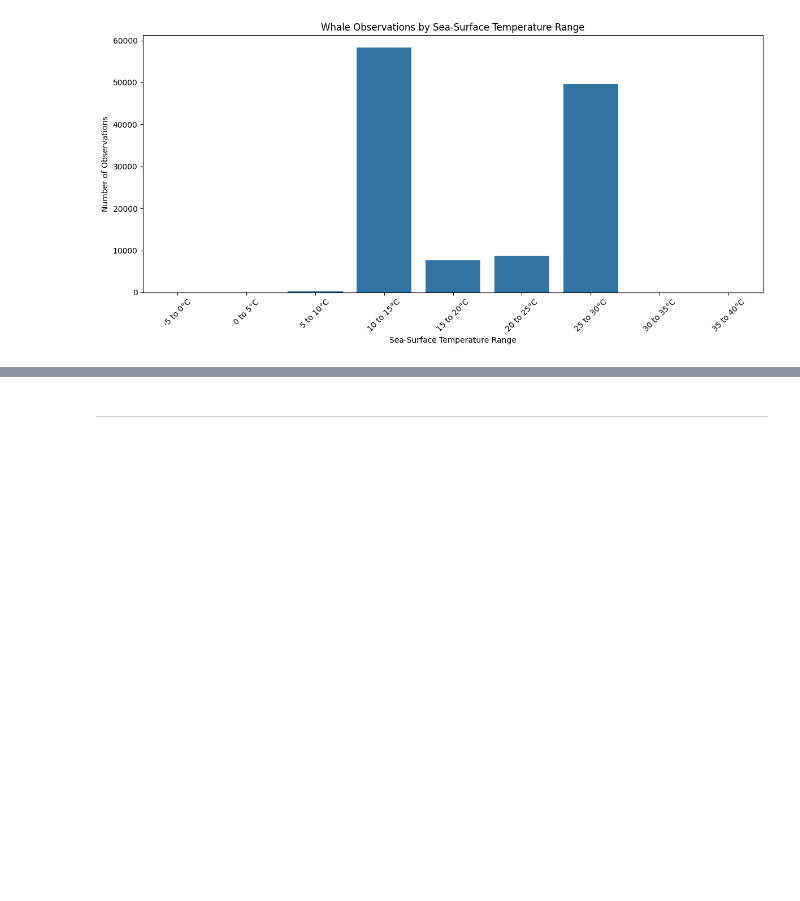
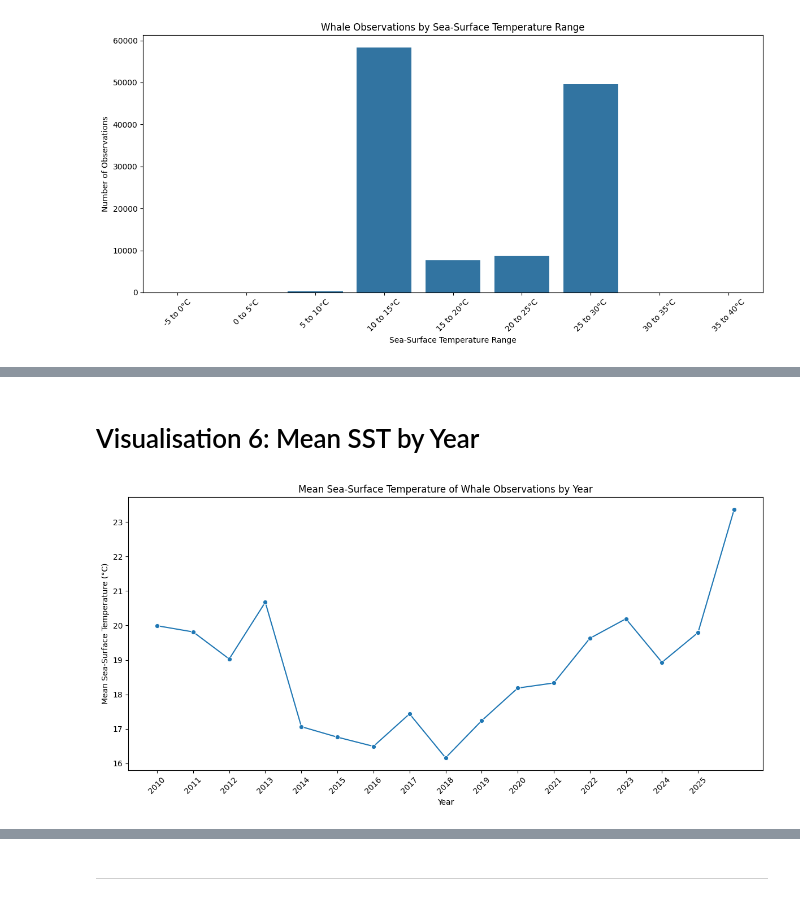
Before and after one commit to gavr1988/humpback_whale_observations, a Jupyter notebook: jupyter_notebooks/Gav_Notebook_Template.ipynb, the cells around one changed output, grey strips where cells are left out. Drawn from its saved outputs; the diff is of its cells as text; code cells hidden in the pictures; blank space fills up the shorter version.

```diff
--- a/jupyter_notebooks/Gav_Notebook_Template.ipynb
+++ b/jupyter_notebooks/Gav_Notebook_Template.ipynb
@@ -588,0 +605,20 @@ plt.show()
+# %% [markdown]
+# Visualisation 6: Mean SST by Year
+# %%
+#6. Mean SST by Year
+yearly_mean_sst = (df_sst.groupby("date_year")["sst"].mean().reset_index())
+
+plt.figure(figsize=(12, 6))
+
+sns.lineplot(data=yearly_mean_sst,x="date_year",y="sst",marker="o")
+
+plt.title("Mean Sea-Surface Temperature of Whale Observations by Year")
+plt.xlabel("Year")
+plt.ylabel("Mean Sea-Surface Temperature (°C)")
+
+plt.xticks(range(2010, 2026),rotation=45)
+
+plt.tight_layout()
+plt.show()
+# %% [output]
+[figure, added]
```
Also changed, not shown: parts of 3 cells of this notebook, 1 other file.
